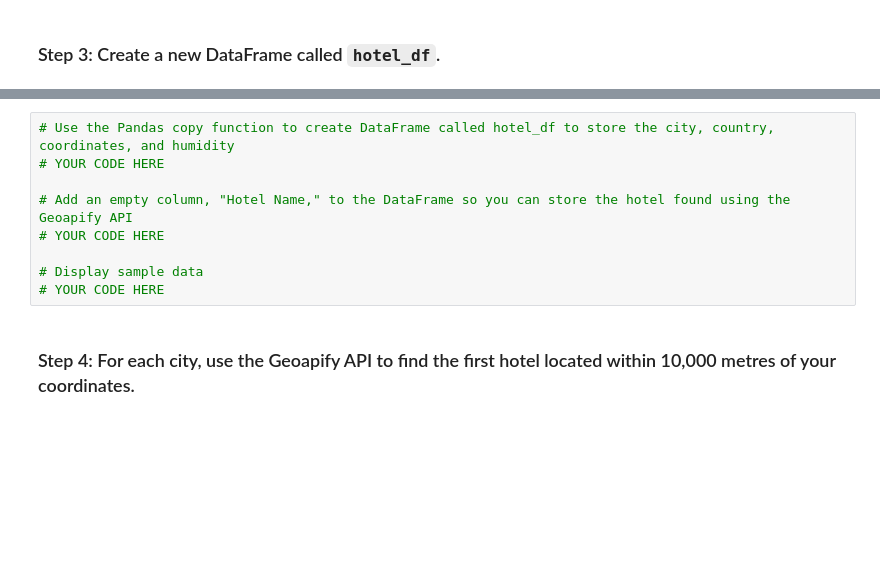
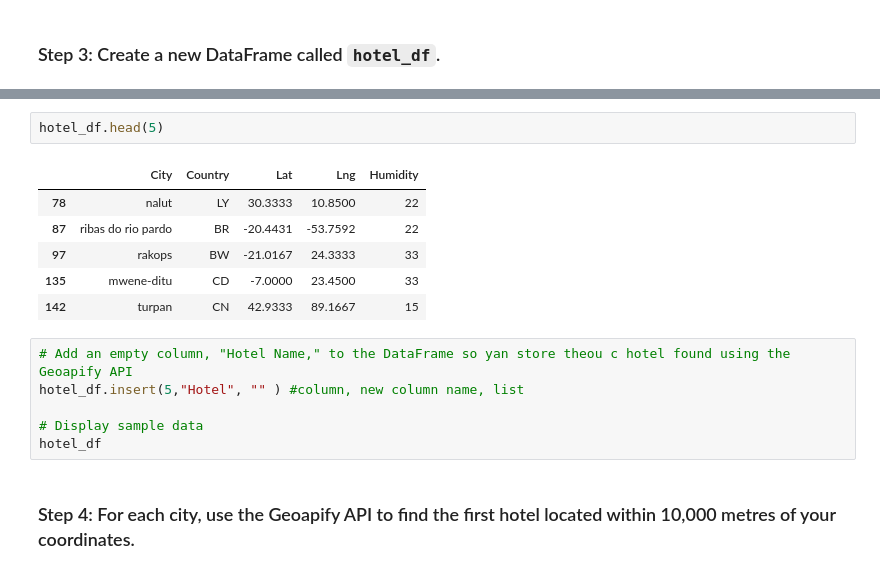
Before and after one commit to wallago-caite/python-api-challenge, a Jupyter notebook: VacationPy.ipynb, the cells around one changed output, grey strips where cells are left out. Cells and saved outputs as stored; diff of their text form; blank space fills up the shorter version.

```diff
--- a/VacationPy.ipynb
+++ b/VacationPy.ipynb
@@ -56,12 +123,18 @@ city_data_df.head()
+# %%
+hotel_df.head(5)
+# %% [output]
+|  | City | Country | Lat | Lng | Humidity |
+| 78 | nalut | LY | 30.3333 | 10.8500 | 22 |
+| 87 | ribas do rio pardo | BR | -20.4431 | -53.7592 | 22 |
+| 97 | rakops | BW | -21.0167 | 24.3333 | 33 |
+| 135 | mwene-ditu | CD | -7.0000 | 23.4500 | 33 |
+| 142 | turpan | CN | 42.9333 | 89.1667 | 15 |
 # %%
-# Use the Pandas copy function to create DataFrame called hotel_df to store the city, country, coordinates, and humidity
-# YOUR CODE HERE
-
-# Add an empty column, "Hotel Name," to the DataFrame so you can store the hotel found using the Geoapify API
-# YOUR CODE HERE
+# Add an empty column, "Hotel Name," to the DataFrame so yan store theou c hotel found using the Geoapify API
+hotel_df.insert(5,"Hotel", "" ) #column, new column name, list
 
 # Display sample data
-# YOUR CODE HERE
+hotel_df
 # %% [markdown]
 ### Step 4: For each city, use the Geoapify API to find the first hotel located within 10,000 metres of your coordinates.
 # %%
```
Also changed, not shown: parts of 10 cells of this notebook.
